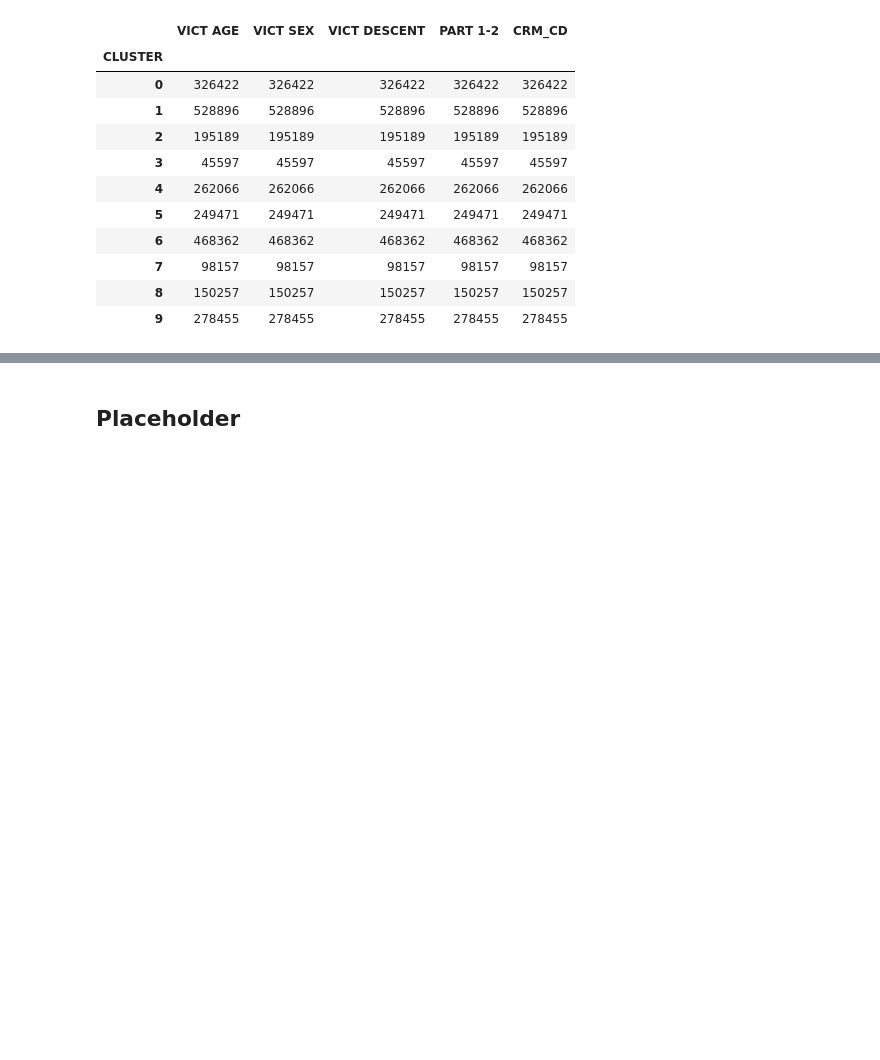
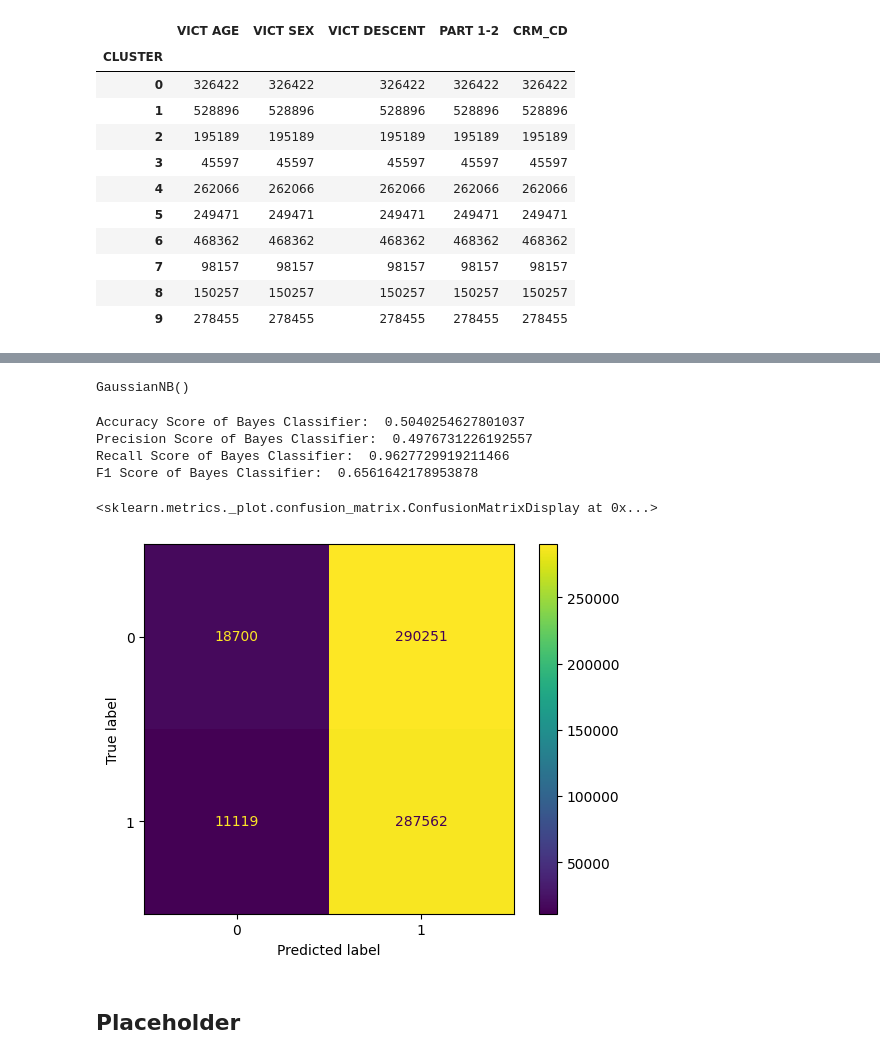
Before and after one commit to trentbrivers/LA_Crime_Data_Mining, a Jupyter notebook: projwork.ipynb, the cells around one changed output, grey strips where cells are left out. Saved outputs shown, nothing was run; the diff lists cells and outputs as text; code cells hidden in the pictures; blank space fills up the shorter version.

```diff
--- a/projwork.ipynb
+++ b/projwork.ipynb
@@ -663,3 +689,30 @@ dtype: int64
+# %%
+demo_df_nb['PART 1-2'] = demo_df_nb['PART 1-2'] - 1
+# %%
+X_train, X_test, y_train, y_test = train_test_split(demo_df_nb.drop('PART 1-2', axis=1), demo_df_nb['PART 1-2'])
+# %%
+demo_bayes.fit(X_train, y_train)
+# %% [output]
+GaussianNB()
+# %%
+y_pred = demo_bayes.predict(X_test)
+# %%
+print("Accuracy Score of Bayes Classifier: ", accuracy_score(y_test, y_pred))
+print("Precision Score of Bayes Classifier: ", precision_score(y_test, y_pred))
+print("Recall Score of Bayes Classifier: ", recall_score(y_test, y_pred))
+print("F1 Score of Bayes Classifier: ", f1_score(y_test, y_pred))
+# %% [output]
+Accuracy Score of Bayes Classifier:  0.5040254627801037
+Precision Score of Bayes Classifier:  0.4976731226192557
+Recall Score of Bayes Classifier:  0.9627729919211466
+F1 Score of Bayes Classifier:  0.6561642178953878
+# %%
+cm = confusion_matrix(y_test, y_pred)
+disp = ConfusionMatrixDisplay(cm)
+disp.from_predictions(y_test, y_pred)
+# %% [output]
+<sklearn.metrics._plot.confusion_matrix.ConfusionMatrixDisplay at 0x...>
+[figure, added]
 # %% [markdown]
 ## Placeholder
 # %%
```
Also changed, not shown: parts of 14 cells of this notebook.
